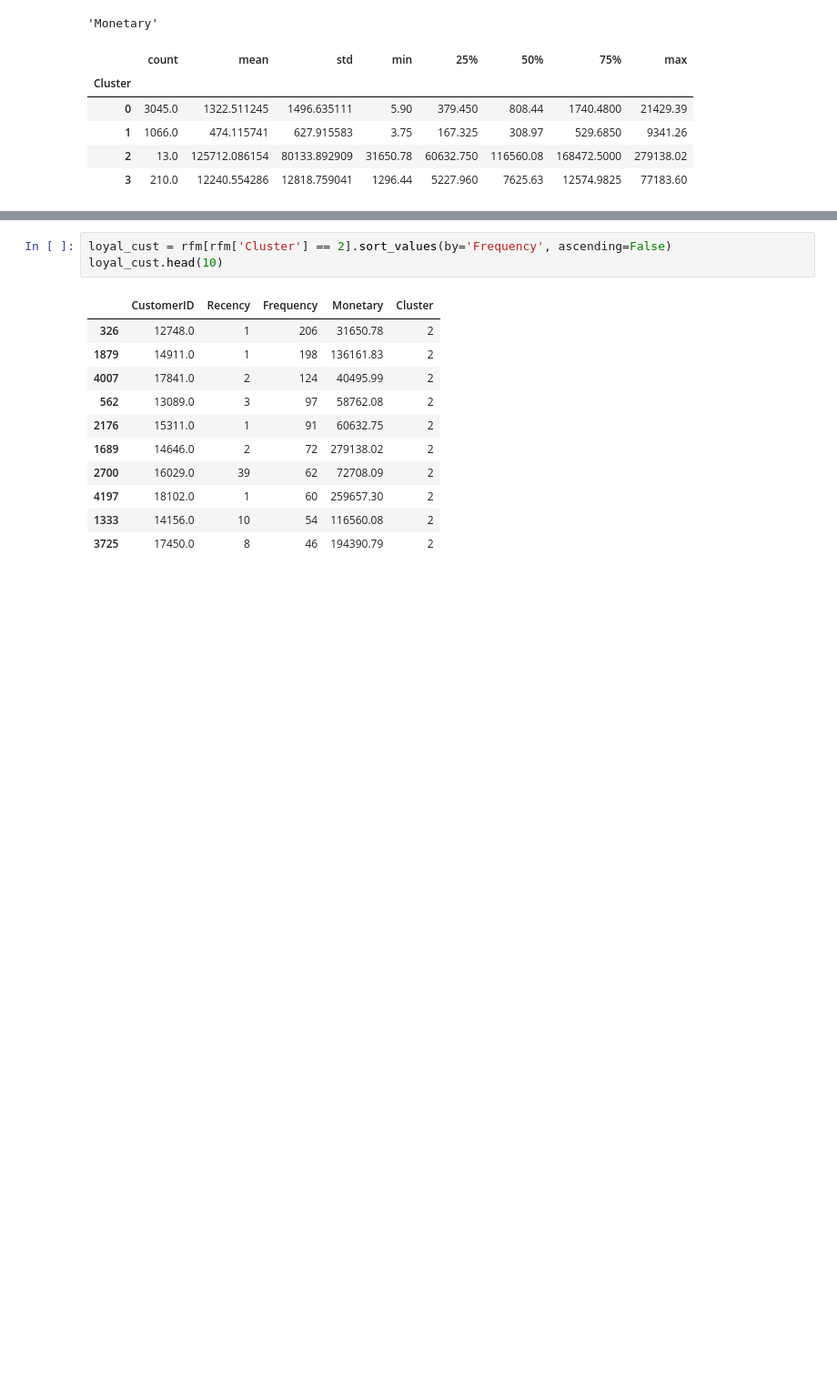
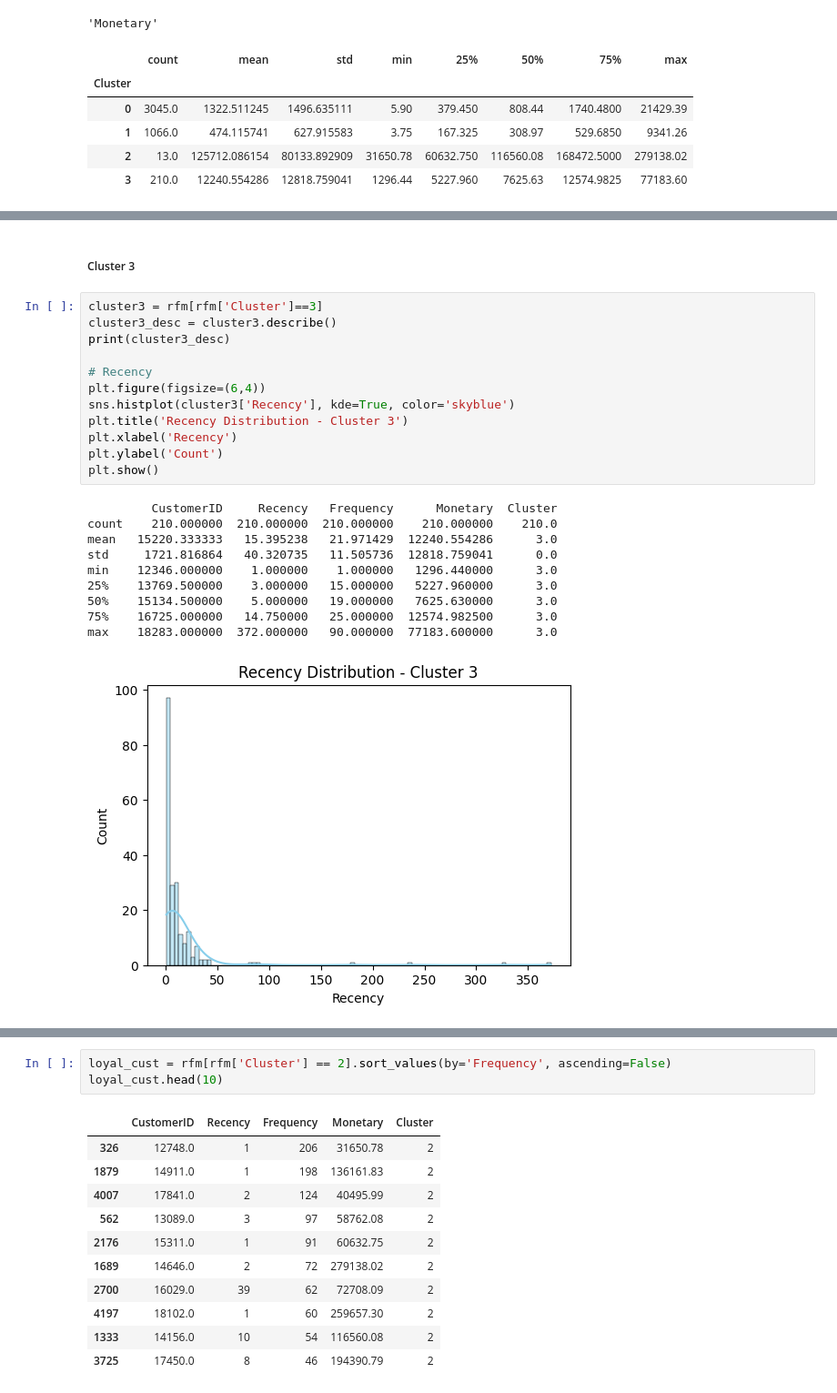
Before and after one commit to isyraffajar/Capstone-Asah, a Jupyter notebook: CustomerSegmentation.ipynb, the cells around one changed output, grey strips where cells are left out. Shown at 91% size. Cells and saved outputs as stored; diff of their text form; blank space fills up the shorter version.

```diff
--- a/CustomerSegmentation.ipynb
+++ b/CustomerSegmentation.ipynb
@@ -908,0 +987,25 @@ for column in rfm.columns:
+# %% [markdown]
+##### Cluster 3
+# %%
+cluster3 = rfm[rfm['Cluster']==3]
+cluster3_desc = cluster3.describe()
+print(cluster3_desc)
+
+# Recency
+plt.figure(figsize=(6,4))
+sns.histplot(cluster3['Recency'], kde=True, color='skyblue')
+plt.title('Recency Distribution - Cluster 3')
+plt.xlabel('Recency')
+plt.ylabel('Count')
+plt.show()
+# %% [output]
+         CustomerID     Recency   Frequency      Monetary  Cluster
+count    210.000000  210.000000  210.000000    210.000000    210.0
+mean   15220.333333   15.395238   21.971429  12240.554286      3.0
+std     1721.816864   40.320735   11.505736  12818.759041      0.0
+min    12346.000000    1.000000    1.000000   1296.440000      3.0
+25%    13769.500000    3.000000   15.000000   5227.960000      3.0
+50%    15134.500000    5.000000   19.000000   7625.630000      3.0
+75%    16725.000000   14.750000   25.000000  12574.982500      3.0
+max    18283.000000  372.000000   90.000000  77183.600000      3.0
+[figure, added]
```
Also changed, not shown: parts of 26 cells of this notebook.
